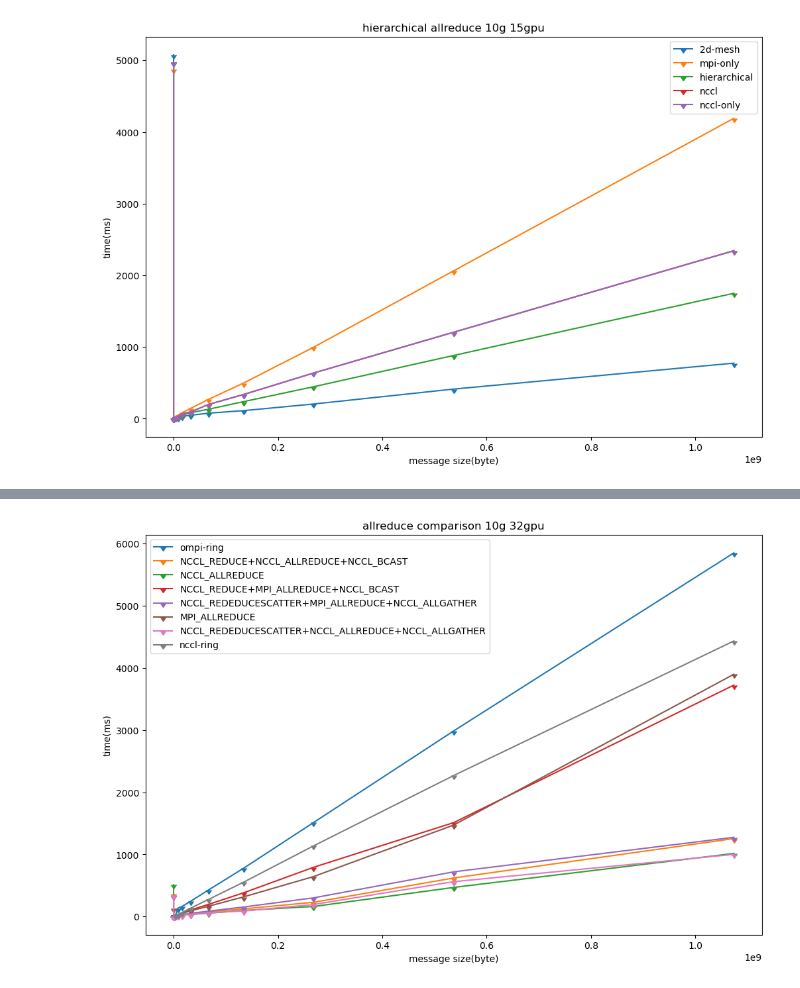
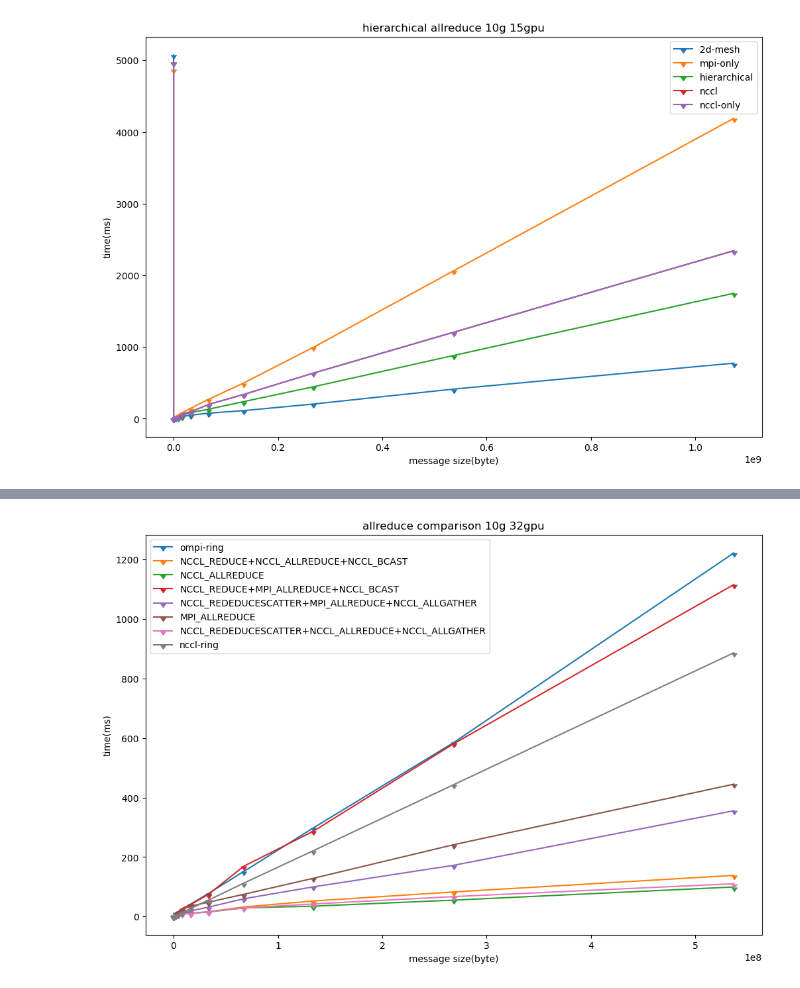
Before and after one commit to dexhunter/allreduce-experiments, a Jupyter notebook: vis_horovod.ipynb, the cells around one changed output, grey strips where cells are left out. Cells and saved outputs as stored; diff of their text form; code cells hidden in the pictures.

Commit message:
update data

```diff
--- a/vis_horovod.ipynb
+++ b/vis_horovod.ipynb
@@ -28,7 +28,10 @@ def read_hvd(filename, arrlen=29):
     # 32-bit floating number is 4 byte
     x = [2**i *4 for i in range(arrlen)]
 
-    return x, y
+    x = np.array(x)
+    y = np.array(y)
+
+    return x.astype('float'), y.astype('float')
 
 plt.rcParams['figure.figsize'] = [12, 8]
 plt.rcParams['figure.dpi'] = 100 # 200 e.g. is really fine, but slower
@@ -154,74 +209,57 @@ plt.show()
 # %%
-def read_algo_with_head(filename,skipnum=3):
-    x = []
-    y = []
-
-    with open(filename) as f:
-        for _ in range(skipnum):
-            next(f)
-
-        for line in f:
-            num = line.split()
-            x.append(num[0])
-            y.append(num[1])
-
-    x = np.array(x)
-    y = np.array(y)
-
-    return x.astype('float'), y.astype('float')
-
 x, y = read_algo_with_head('data/ompi-32gpu-results/32gpus/10g/algo4-stepexp2.txt')
-
-def read_algo_skip_head(filename,skip_num=215):
-    x = []
-    y = []
-
-    with open(filename) as f:
-        for _ in range(int(skip_num)):
-            next(f)
-
-        for line in f:
-            if not line.startswith('#'):
-                num = line.split()
-                x.append(num[0])
-                y.append(num[4])
-
-    x = np.array(x)
-    y = np.array(y)
-
-    return x.astype('float'), y.astype('float')
+y = y * 1e-3
 
 x7, y7 = read_algo_skip_head('data/nccl-results/nccl-32gpus/10g-stepexp2-2.txt', 707)
+y7 = y7 * 1e-3
 
 
-
-# print(x,y)
-x = x * 4
-y = y * 10e-3
+x1, y1 = read_hvd("./data/horovod-results/32gpu/10g-32gpu-nccl.txt")
+x2, y2 = read_hvd("./data/horovod-results/32gpu/10g-32gpu-nccl-only.txt")
+x3, y3 = read_hvd("./data/horovod-results/32gpu/10g-32gpu-2dmesh-4.txt")
+x4, y4 = read_hvd("./data/horovod-results/32gpu/10g-32gpu-h-4.txt")
+x5, y5 = read_hvd("./data/horovod-results/32gpu/10g-32gpu-mpi.txt")
+x6, y6 = read_hvd("./data/horovod-results/32gpu/10g-32gpu-newnccl.txt")
 
 
-x = x[:-1]
-y = y[:-1]
+x1 = x1 * 4
+x2 = x2 * 4
+x3 = x3 * 4
+x4 = x4 * 4
+x5 = x5 * 4
+x6 = x6 * 4
 
-x7 = x7 * 4
-y7 = y7 * 10e-3
+
+x1 = x1[1:-3]
+x2 = x2[1:-3]
+x3 = x3[1:-3]
+x4 = x4[1:-3]
+x5 = x5[1:-3]
+x6 = x6[1:-3]
+
+y1 = y1[1:-3]
+y2 = y2[1:-3]
+y3 = y3[1:-3]
+y4 = y4[1:-3]
+y5 = y5[1:-3]
+y6 = y6[1:-3]
 
 
 plt.plot(x,y, marker=11, label='ompi-ring')
 plt.plot(x1,y1, marker=11, label='NCCL_REDUCE+NCCL_ALLREDUCE+NCCL_BCAST')
 plt.plot(x2,y2, marker=11, label='NCCL_ALLREDUCE')
 plt.plot(x3,y3, marker=11, label='NCCL_REDUCE+MPI_ALLREDUCE+NCCL_BCAST')
 plt.plot(x4,y4, marker=11, label='NCCL_REDEDUCESCATTER+MPI_ALLREDUCE+NCCL_ALLGATHER')
 plt.plot(x5,y5, marker=11, label='MPI_ALLREDUCE')
 plt.plot(x6,y6, marker=11, label='NCCL_REDEDUCESCATTER+NCCL_ALLREDUCE+NCCL_ALLGATHER')
 plt.plot(x7,y7, marker=11, label='nccl-ring')
 
 
 plt.xlabel('message size(byte)')
 plt.ylabel('time(ms)')
 plt.legend()
 # mpi_allreduce
 plt.title('allreduce comparison 10g 32gpu')
 plt.show()
 # %% [output]
-[figure, old version]
+[figure, new version]
```
Also changed, not shown: parts of 17 cells of this notebook, 2 other files.
